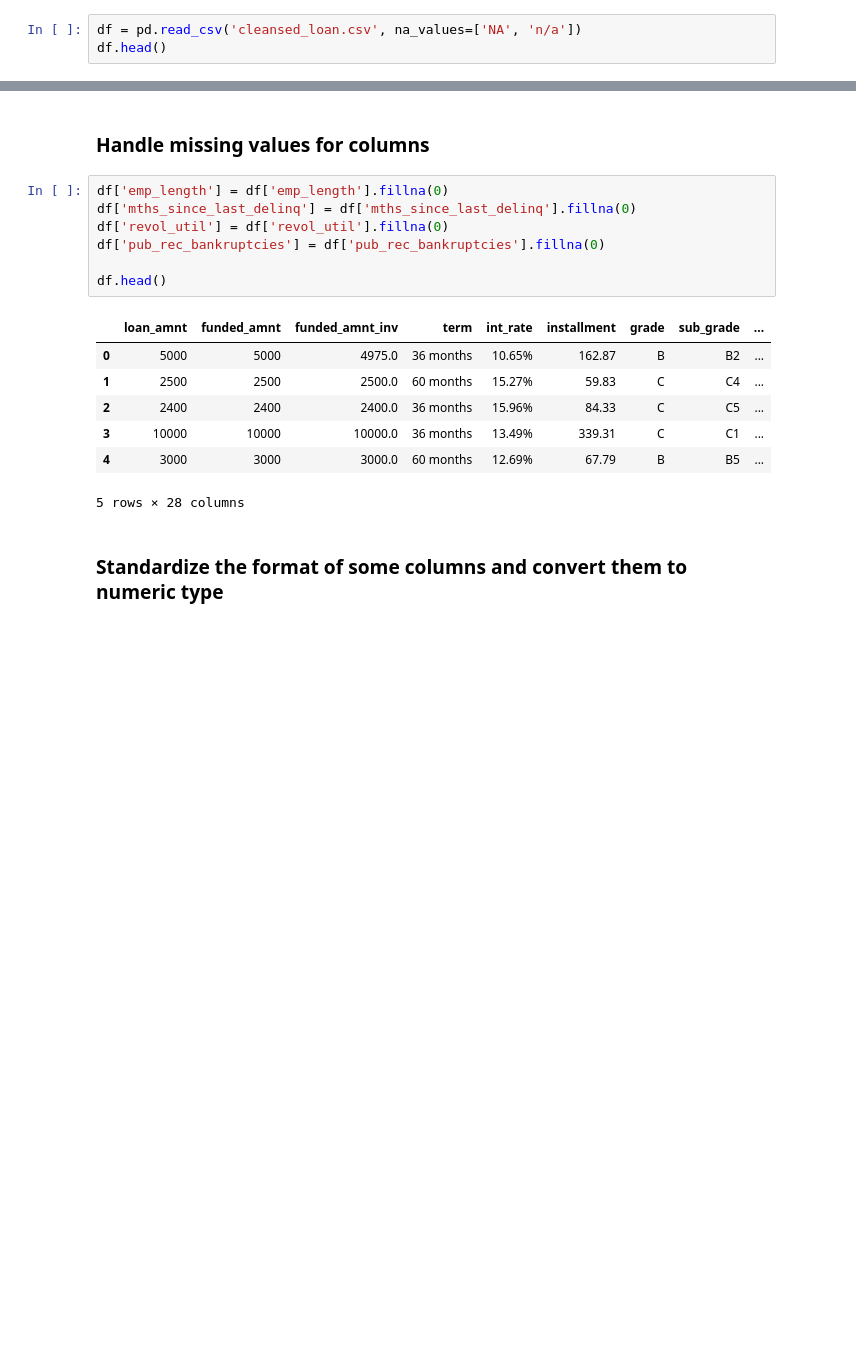
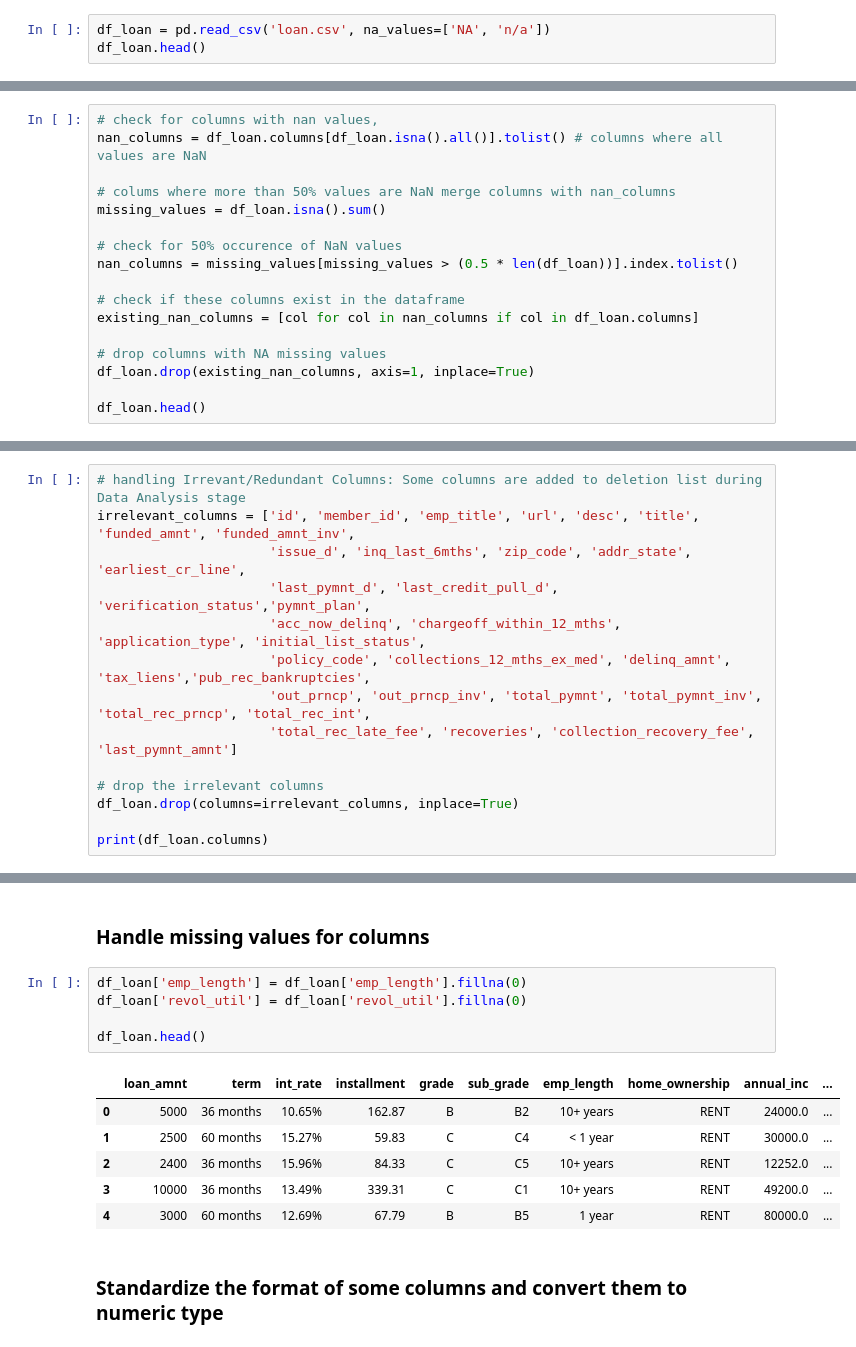
Before and after one commit to NNirola/LendingClubCaseStudy-1, a Jupyter notebook: Group_Facilitator_Name.ipynb, the cells around one changed output, grey strips where cells are left out. Drawn from its saved outputs; the diff is of its cells as text; blank space fills up the shorter version.

Commit message:
Lending Case Study - Group Analysis and Insights

```diff
--- a/Group_Facilitator_Name.ipynb
+++ b/Group_Facilitator_Name.ipynb
@@ -18,6 +32,6 @@ import pandas as pd
 # %% [markdown]
 ### Data Load
 # %%
-df = pd.read_csv('cleansed_loan.csv', na_values=['NA', 'n/a'])
-df.head()
+df_loan = pd.read_csv('loan.csv', na_values=['NA', 'n/a'])
+df_loan.head()
 # %% [output]
@@ -68,0 +91,17 @@ df.head()
+# %%
+# check for columns with nan values,
+nan_columns = df_loan.columns[df_loan.isna().all()].tolist() # columns where all values are NaN
+
+# colums where more than 50% values are NaN merge columns with nan_columns
+missing_values = df_loan.isna().sum()
+
+# check for 50% occurence of NaN values
+nan_columns = missing_values[missing_values > (0.5 * len(df_loan))].index.tolist()
+
+# check if these columns exist in the dataframe
+existing_nan_columns = [col for col in nan_columns if col in df_loan.columns]
+
+# drop columns with NA missing values
+df_loan.drop(existing_nan_columns, axis=1, inplace=True)
+
+df_loan.head()
@@ -68,0 +118,14 @@ df.head()
+# %%
+# handling Irrevant/Redundant Columns: Some columns are added to deletion list during Data Analysis stage
+irrelevant_columns = ['id', 'member_id', 'emp_title', 'url', 'desc', 'title', 'funded_amnt', 'funded_amnt_inv',
+                      'issue_d', 'inq_last_6mths', 'zip_code', 'addr_state', 'earliest_cr_line',
+                      'last_pymnt_d', 'last_credit_pull_d', 'verification_status','pymnt_plan',
+                      'acc_now_delinq', 'chargeoff_within_12_mths', 'application_type', 'initial_list_status',
+                      'policy_code', 'collections_12_mths_ex_med', 'delinq_amnt', 'tax_liens','pub_rec_bankruptcies',
+                      'out_prncp', 'out_prncp_inv', 'total_pymnt', 'total_pymnt_inv', 'total_rec_prncp', 'total_rec_int',
+                      'total_rec_late_fee', 'recoveries', 'collection_recovery_fee', 'last_pymnt_amnt']
+
+# drop the irrelevant columns
+df_loan.drop(columns=irrelevant_columns, inplace=True)
+
+print(df_loan.columns)
@@ -100,20 +171,17 @@ dtype: int64
 # %% [markdown]
 ### Handle missing values for columns
 # %%
-df['emp_length'] = df['emp_length'].fillna(0)
-df['mths_since_last_delinq'] = df['mths_since_last_delinq'].fillna(0)
-df['revol_util'] = df['revol_util'].fillna(0)
-df['pub_rec_bankruptcies'] = df['pub_rec_bankruptcies'].fillna(0)
+df_loan['emp_length'] = df_loan['emp_length'].fillna(0)
+df_loan['revol_util'] = df_loan['revol_util'].fillna(0)
 
-df.head()
+df_loan.head()
 # %% [output]
-|  | loan_amnt | funded_amnt | funded_amnt_inv | term | int_rate | installment | grade | sub_grade | ... |
-| 0 | 5000 | 5000 | 4975.0 | 36 months | 10.65% | 162.87 | B | B2 | ... |
-| 1 | 2500 | 2500 | 2500.0 | 60 months | 15.27% | 59.83 | C | C4 | ... |
-| 2 | 2400 | 2400 | 2400.0 | 36 months | 15.96% | 84.33 | C | C5 | ... |
-| 3 | 10000 | 10000 | 10000.0 | 36 months | 13.49% | 339.31 | C | C1 | ... |
-| 4 | 3000 | 3000 | 3000.0 | 60 months | 12.69% | 67.79 | B | B5 | ... |
+|  | loan_amnt | term | int_rate | installment | grade | sub_grade | emp_length | home_ownership | annual_inc | ... |
+| 0 | 5000 | 36 months | 10.65% | 162.87 | B | B2 | 10+ years | RENT | 24000.0 | ... |
+| 1 | 2500 | 60 months | 15.27% | 59.83 | C | C4 | < 1 year | RENT | 30000.0 | ... |
+| 2 | 2400 | 36 months | 15.96% | 84.33 | C | C5 | 10+ years | RENT | 12252.0 | ... |
+| 3 | 10000 | 36 months | 13.49% | 339.31 | C | C1 | 10+ years | RENT | 49200.0 | ... |
+| 4 | 3000 | 60 months | 12.69% | 67.79 | B | B5 | 1 year | RENT | 80000.0 | ... |
-5 rows × 28 columns
 # %% [markdown]
 ### Standardize the format of some columns and convert them to numeric type
 # %%
```
Also changed, not shown: parts of 78 cells of this notebook, 3 other files.
